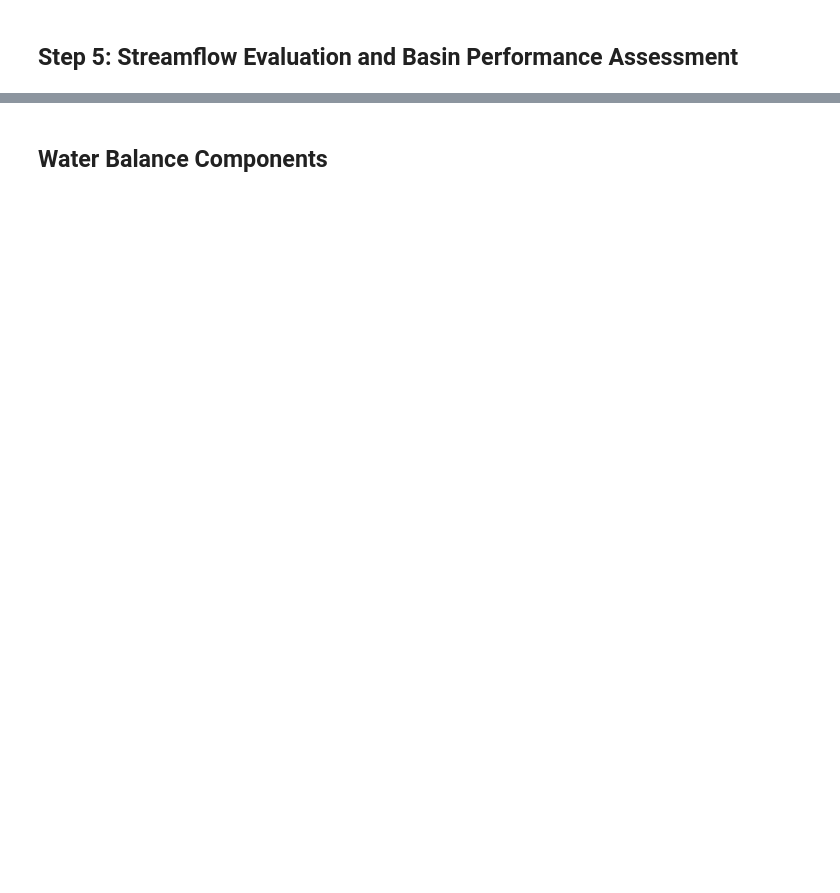
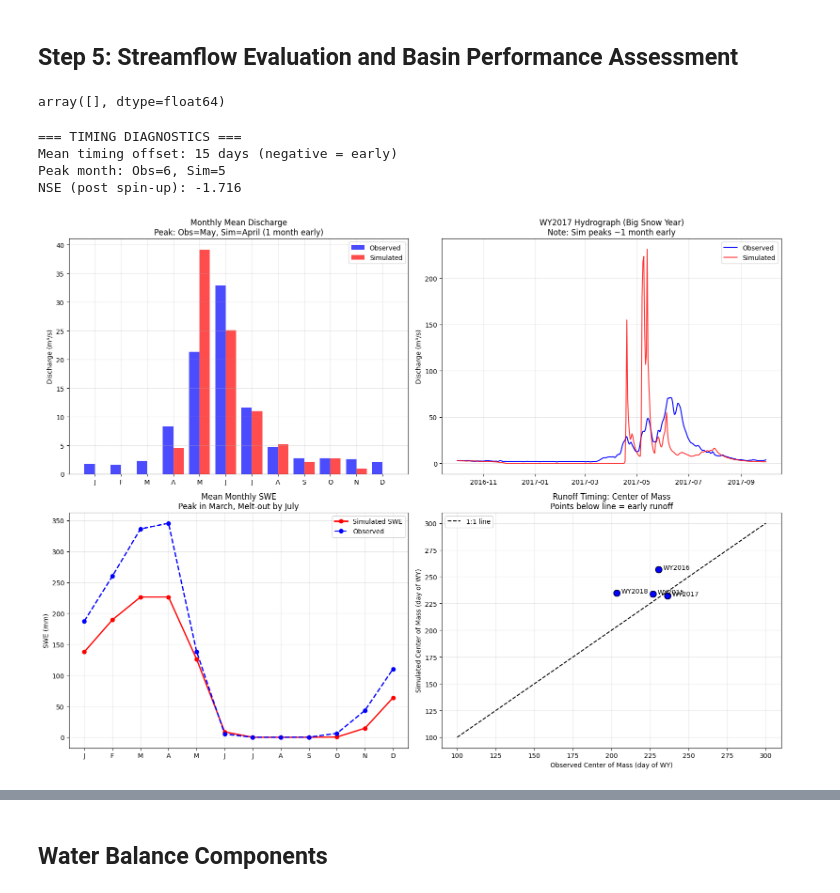
Before and after one commit to dlhogan97/CONFLUENCE-uwmtnhydro, a Jupyter notebook: ess-project/modeling/02_lumped/EastBasinLumped.ipynb, the cells around one changed output, grey strips where cells are left out. Drawn from its saved outputs; the diff is of its cells as text; code cells hidden in the pictures; blank space fills up the shorter version.

```diff
--- a/ess-project/modeling/02_lumped/EastBasinLumped.ipynb
+++ b/ess-project/modeling/02_lumped/EastBasinLumped.ipynb
@@ -75,11 +75,11 @@ config_updates = {
     'SPATIAL_MODE': 'Lumped',               # Changed from 'Lumped'
     'HYDROLOGICAL_MODEL': 'SUMMA',
     'ROUTING_MODEL': 'mizuRoute',
-    'EXPERIMENT_TIME_START': '2011-10-01 00:00',
-    'EXPERIMENT_TIME_END':  '2022-09-30 23:00',
-    'CALIBRATION_PERIOD': '2013-10-01, 2015-09-30',
-    'EVALUATION_PERIOD': '2015-10-01, 2018-09-30',
-    'SPINUP_PERIOD': '2011-10-01, 2013-09-30',
+    'EXPERIMENT_TIME_START': '1999-10-01 00:00',
+    'EXPERIMENT_TIME_END':  '2018-09-30 23:00',
+    'CALIBRATION_PERIOD': '2009-10-01, 2012-09-30',
+    'EVALUATION_PERIOD': '2012-10-01, 2015-09-30',
+    'SPINUP_PERIOD': '2007-10-01, 2009-09-30',
     'MPI_PROCESSES': 4,                       # Adjust based on available resources
     'TAUDEM_DIR': '/home/dlhogan/tools/src/TauDEM/bin',
     'DELINEATION_METHOD': 'TauDEM',  # Changed from 'TauDEM'
@@ -817,5 +823,9 @@ print("✅ Basin-scale integrated simulation complete")
 # %% [markdown]
 ## Step 5: Streamflow Evaluation and Basin Performance Assessment
+# %%
+sim_vals
+# %% [output]
+array([], dtype=float64)
 # %%
 summa_dir = project_dir / "simulations" / config_dict['EXPERIMENT_ID'] / "SUMMA"
 sim_ds = xr.open_dataset(list(summa_dir.glob("*_timestep.nc"))[0])
@@ -874,7 +884,7 @@ ax2.grid(True, alpha=0.3)
 # 3. SWE comparison with East  if available
 ax3 = fig.add_subplot(2, 2, 3)
 swe = sim_ds['scalarSWE'].squeeze().resample(time='D').mean()
-tuolumne_meadows = pd.read_csv("/scratch/dlhogan/ess-project-data/domain_East_River_lumped/observations/snow/TUM_TUOLUMNE_MEADOWS_cdec_obs.csv", parse_dates=['datetime'], index_col='datetime')
+tuolumne_meadows = pd.read_csv("/scratch/dlhogan/ess-project-data/domain_East_River_lumped/observations/snow/380_Butte_sntl_obs.csv", parse_dates=['datetime'], index_col='datetime')
 tuolumne_meadows_swe = tuolumne_meadows['SWE']*25.4
 # filter values
 # filter extreme values
@@ -882,8 +892,8 @@ tuolumne_meadows_swe = tuolumne_meadows_swe[(tuolumne_meadows_swe < 2000) & (tuo
 tuolumne_meadows_swe_monthly = tuolumne_meadows_swe.groupby(tuolumne_meadows_swe.index.month).mean()
 # Plot multi-year average SWE cycle
 swe_monthly = swe.sel(time=slice(start, end)).groupby('time.month').mean()
-ax3.plot(months, [float(swe_monthly.sel(month=m)) for m in months], 'b-o', lw=2, label='Simulated SWE')
-ax3.plot(months, tuolumne_meadows_swe_monthly.values, 'r--o', lw=2, label='Dana  Observed')
+ax3.plot(months, [float(swe_monthly.sel(month=m)) for m in months], 'r-o', lw=2, label='Simulated SWE')
+ax3.plot(months, tuolumne_meadows_swe_monthly.values, 'b--o', lw=2, label='Observed')
 ax3.set_xticks(months)
 ax3.set_xticklabels(['J','F','M','A','M','J','J','A','S','O','N','D'])
 ax3.set_ylabel('SWE (mm)')
@@ -894,13 +904,15 @@ ax3.legend()
 # 4. Timing metrics by year
 ax4 = fig.add_subplot(2, 2, 4)
 timing_data = []
-for year in range(2012, 2022):
+for year in range(2011, 2019):
     wy_start = f'{year-1}-10-01'
     wy_end = f'{year}-09-30'
 
     sim_wy = sim_daily.sel(time=slice(wy_start, wy_end))
     obs_wy = obs_daily.loc[wy_start:wy_end]
 
+    # for obs interpolate missing data
+    obs_wy = obs_wy.interpolate(method='time', limit_direction='both')
     # Find center of mass (timing metric)
     sim_vals = sim_wy.values
     obs_vals = obs_wy.values
@@ -911,7 +923,7 @@ for year in range(2012, 2022):
     else:
         sim_com = np.nan
 
-    obs_com = np.sum(days * obs_vals[~np.isnan(obs_vals)]) / np.sum(obs_vals[~np.isnan(obs_vals)])
+    obs_com = np.sum(days * obs_vals) / np.sum(obs_vals)
 
     timing_data.append({'year': year, 'sim_com': sim_com, 'obs_com': obs_com})
 
@@ -920,33 +932,39 @@ ax4.scatter(timing_df['obs_com'], timing_df['sim_com'], s=100, c='blue', edgecol
 ax4.plot([100, 300], [100, 300], 'k--', label='1:1 line')
 for _, row in timing_df.iterrows():
     ax4.annotate(f"WY{int(row['year'])}", (row['obs_com']+3, row['sim_com']))
 ax4.set_xlabel('Observed Center of Mass (day of WY)')
 ax4.set_ylabel('Simulated Center of Mass (day of WY)')
 ax4.set_title('Runoff Timing: Center of Mass\nPoints below line = early runoff')
 ax4.legend()
 ax4.grid(True, alpha=0.3)
 
 plt.tight_layout()
 if save:
     plt.savefig('/scratch/dlhogan/ess-project-data/domain_East_River_lumped/plots/timing_diagnostic.png', dpi=150)
     print("Saved: timing_diagnostic.png")
 
 # Print summary statistics
 print("\n=== TIMING DIAGNOSTICS ===")
 print(f"Mean timing offset: {float(timing_df['sim_com'].mean() - timing_df['obs_com'].mean()):.0f} days (negative = early)")
 print(f"Peak month: Obs={obs_monthly.idxmax()}, Sim={int(sim_monthly.argmax())+1}")
 
 # Calculate NSE excluding spin-up
 common_idx = pd.to_datetime(sim_daily.time.values)
 obs_aligned = obs_daily.reindex(common_idx)
 valid = ~obs_aligned.isna()
 sim_v = sim_daily.values[valid]
 obs_v = obs_aligned.values[valid]
 nse = 1 - np.sum((obs_v - sim_v)**2) / np.sum((obs_v - np.mean(obs_v))**2)
 print(f"NSE (post spin-up): {nse:.3f}")
 
 sim_ds.close()
 plt.show()
+# %% [output]
+=== TIMING DIAGNOSTICS ===
+Mean timing offset: 15 days (negative = early)
+Peak month: Obs=6, Sim=5
+NSE (post spin-up): -1.716
+[figure, added]
 # %%
 # Load observed streamflow data
 obs_path = project_dir / "observations" / "streamflow" / "preprocessed" / f"{config_dict['DOMAIN_NAME']}_streamflow_processed.csv"
```
Also changed, not shown: parts of 16 cells of this notebook, 8 other files.
